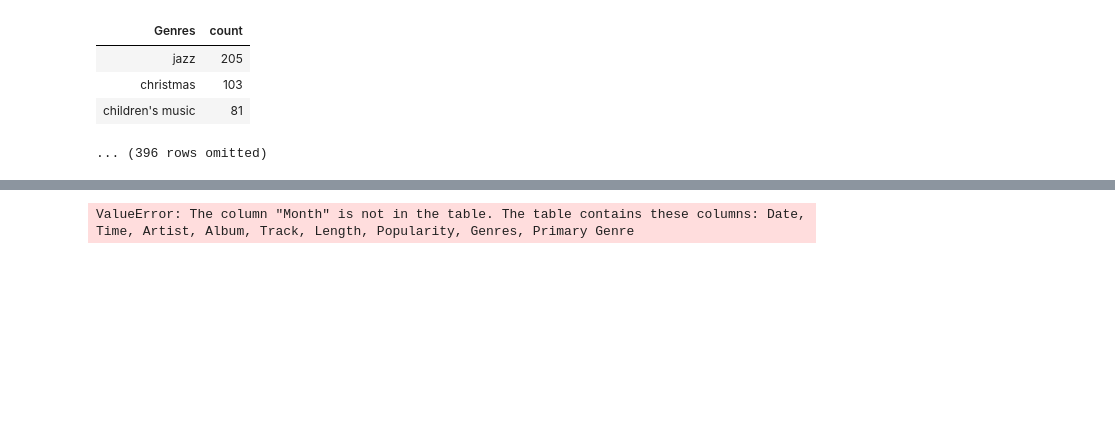
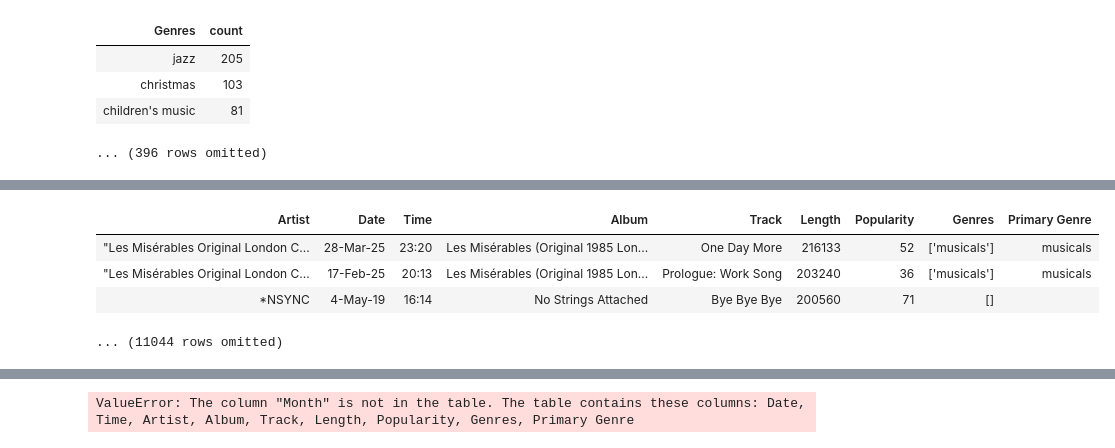
Before and after one commit to samleitermann/DataScience, a Jupyter notebook: Spotify_Wrapped.ipynb, the cells around one changed output, grey strips where cells are left out. Cells and saved outputs as stored; diff of their text form; code cells hidden in the pictures; blank space fills up the shorter version.

```diff
--- a/Spotify_Wrapped.ipynb
+++ b/Spotify_Wrapped.ipynb
@@ -268,3 +279,15 @@ unique_artists = unique_artists.with_column('Primary Genre', primary_genres)
+# %%
+# Join the final listening data with unique artists on the 'Artist' column to add 'Primary Genre'
+listening_data_final = listening_data_final.join('Artist', unique_artists.select('Artist', 'Primary Genre'))
+
+# Display the first few rows of the updated final listening data
+listening_data_final.show(3)
+# %% [output]
+| Artist | Date | Time | Album | Track | Length | Popularity | Genres | Primary Genre |
+| "Les Misérables Original London C... | 28-Mar-25 | 23:20 | Les Misérables (Original 1985 Lon... | One Day More | 216133 | 52 | ['musicals'] | musicals |
+| "Les Misérables Original London C... | 17-Feb-25 | 20:13 | Les Misérables (Original 1985 Lon... | Prologue: Work Song | 203240 | 36 | ['musicals'] | musicals |
+| *NSYNC | 4-May-19 | 16:14 | No Strings Attached | Bye Bye Bye | 200560 | 71 | [] |  |
+... (11044 rows omitted)
 # %%
 # Drop redundant columns from the final listening data table
 listening_data_final = listening_data_final.drop('count','unique','Genres_2','Track _2')
```
Also changed, not shown: parts of 7 cells of this notebook.
